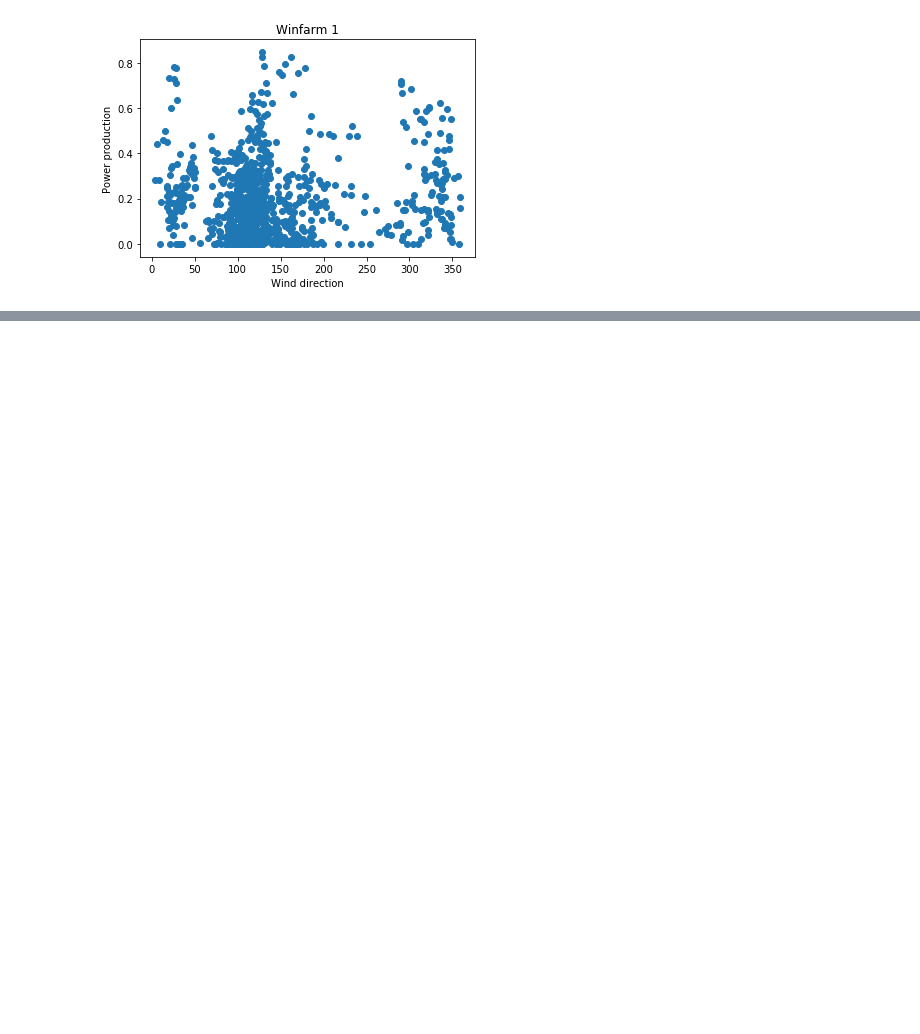
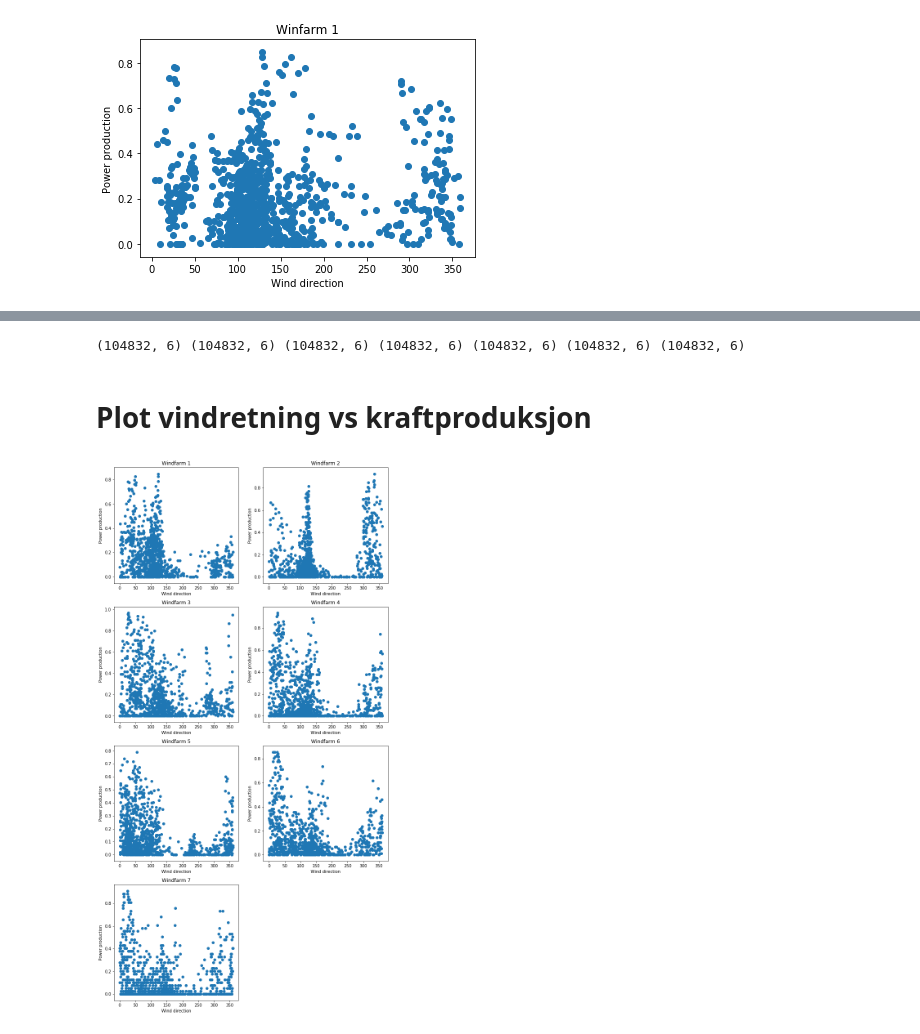
Before and after one commit to Pontius1007/TDT4859, a Jupyter notebook: Data exploration.ipynb, the cells around one changed output, grey strips where cells are left out. Saved outputs shown, nothing was run; the diff lists cells and outputs as text; code cells hidden in the pictures; blank space fills up the shorter version.

Commit message:
Renset data + visualisering av vindretning vs krafrproduksjon

```diff
--- a/Data exploration.ipynb
+++ b/Data exploration.ipynb
@@ -115,6 +119,6 @@ Text(0.5, 1.0, 'Windfarm 1')
 # %%
-def plot_power_vs_direction(name, dir_series, wp):
-    plt.scatter(dir_series, wp)
+def plot_power_vs_direction(name, dir_series, wp_series):
+    plt.scatter(dir_series, wp_series)
     plt.xlabel('Wind direction')
     plt.ylabel('Power production')
     plt.title(name)
@@ -124,0 +145,8 @@ plot_power_vs_direction('Winfarm 1', forecast1.iloc[:1000,5], train.iloc[:1000,1
+# %%
+# Extract correct wind predictions:
+forecast_array = np.array([])
+forecast1.shape[0]
+for k in range(len(forecasts)):
+    for i in range(0, forecast1.shape[0], 48):
+            for j in range(12):
+                forecast_array = np.append(forecast_array,forecasts[k].iloc[i+j, 5])
@@ -124,0 +157,3 @@ plot_power_vs_direction('Winfarm 1', forecast1.iloc[:1000,5], train.iloc[:1000,1
+# %%
+# Splitting back into the 7 windfarms:
+forecast_array2 = np.resize(forecast_array, (7,int(forecast_array.shape[0]/7)))
@@ -124,0 +164,25 @@ plot_power_vs_direction('Winfarm 1', forecast1.iloc[:1000,5], train.iloc[:1000,1
+# %%
+# Test om dataene har samme form:
+print(forecast1.shape, forecast2.shape, forecast3.shape, forecast4.shape, forecast5.shape, forecast6.shape, forecast7.shape)
+# %% [output]
+(104832, 6) (104832, 6) (104832, 6) (104832, 6) (104832, 6) (104832, 6) (104832, 6)
+# %%
+fdict = {'wf1': forecast_array2[0], 'wf2': forecast_array2[1], 'wf3': forecast_array2[2], 'wf4': forecast_array2[3], 'wf5': forecast_array2[4],
+        'wf6': forecast_array2[5], 'wf7': forecast_array2[6]}
+dfForecast = pd.DataFrame(data=fdict)
+#dfForecast
+# %% [markdown]
+# Plot vindretning vs  kraftproduksjon
+# %%
+# Plot kraftproduksjon vs vindretning for alle vindparkene:
+
+num_rows = 4
+num_cols = 2
+num_plots = 7
+datapoints = 1000
+plt.figure(figsize=(6*num_cols, 6*num_rows))
+for i in range(num_plots):
+    plt.subplot(num_rows, num_cols, i+1)
+    plot_power_vs_direction(plot_titles[i], dfForecast.iloc[:datapoints,i], train.iloc[:datapoints, i+1])
+# %% [output]
+[figure, added]
```
Also changed, not shown: parts of 9 cells of this notebook.
